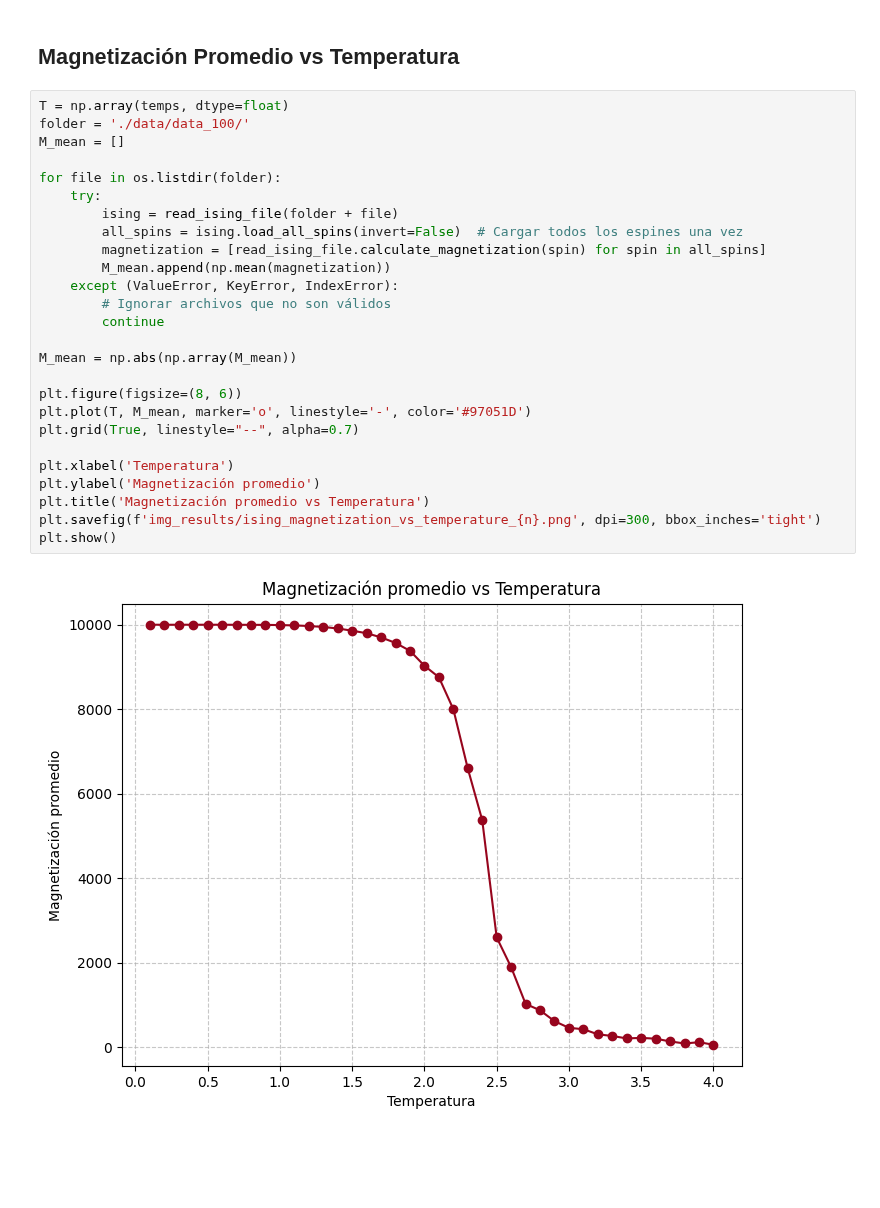
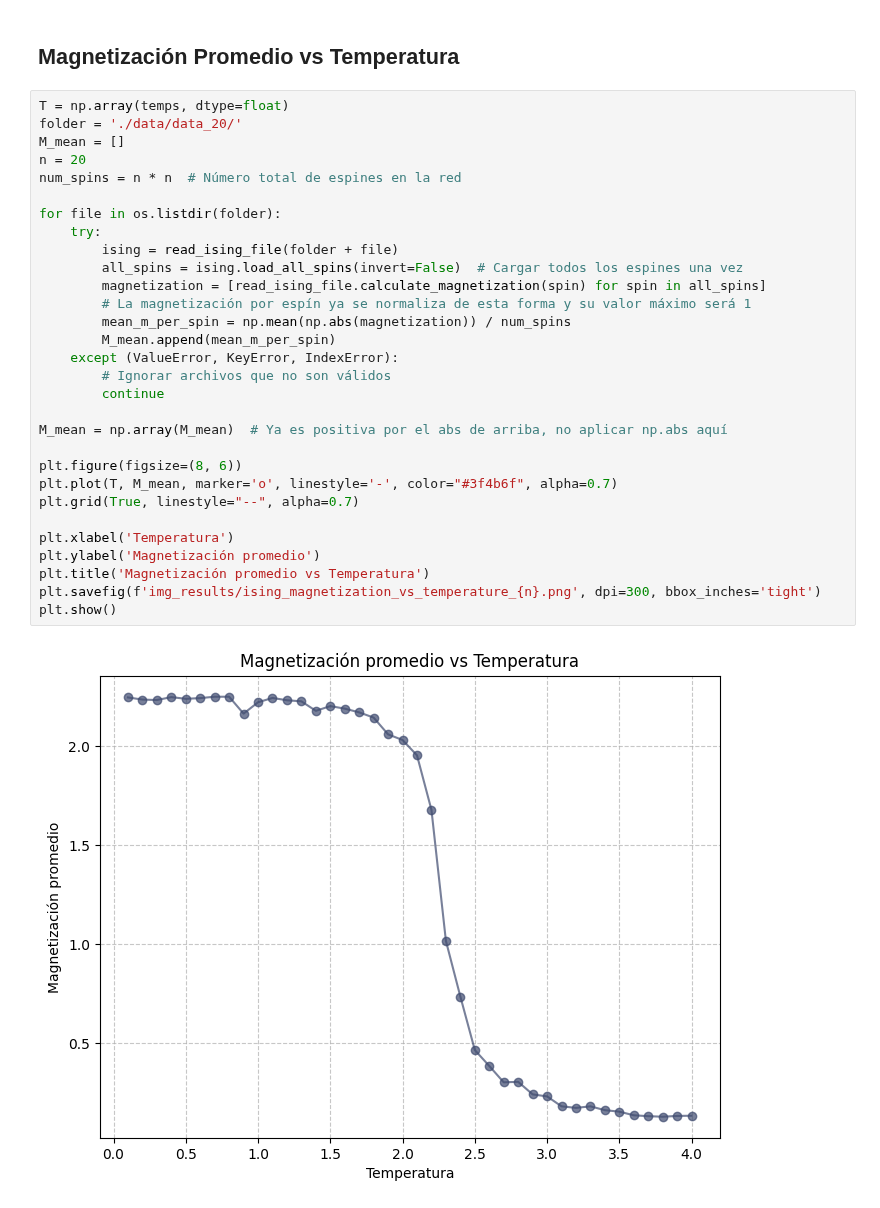
Before and after one commit to JD314/Ising-ML, a Jupyter notebook: Distribuciones.ipynb, the cells around one changed output. Cells and saved outputs as stored; diff of their text form; blank space fills up the shorter version.

```diff
--- a/Distribuciones.ipynb
+++ b/Distribuciones.ipynb
@@ -98,29 +98,33 @@ plt.show()
 ## Magnetización Promedio vs Temperatura
 # %%
 T = np.array(temps, dtype=float)
-folder = './data/data_100/'
+folder = './data/data_20/'
 M_mean = []
+n = 20
+num_spins = n * n  # Número total de espines en la red
 
 for file in os.listdir(folder):
     try:
         ising = read_ising_file(folder + file)
         all_spins = ising.load_all_spins(invert=False)  # Cargar todos los espines una vez
         magnetization = [read_ising_file.calculate_magnetization(spin) for spin in all_spins]
-        M_mean.append(np.mean(magnetization))
+        # La magnetización por espín ya se normaliza de esta forma y su valor máximo será 1
+        mean_m_per_spin = np.mean(np.abs(magnetization)) / num_spins
+        M_mean.append(mean_m_per_spin)
     except (ValueError, KeyError, IndexError):
         # Ignorar archivos que no son válidos
         continue
 
-M_mean = np.abs(np.array(M_mean))
+M_mean = np.array(M_mean)  # Ya es positiva por el abs de arriba, no aplicar np.abs aquí
 
 plt.figure(figsize=(8, 6))
-plt.plot(T, M_mean, marker='o', linestyle='-', color='#97051D')
+plt.plot(T, M_mean, marker='o', linestyle='-', color="#3f4b6f", alpha=0.7)
 plt.grid(True, linestyle="--", alpha=0.7)
 
 plt.xlabel('Temperatura')
 plt.ylabel('Magnetización promedio')
 plt.title('Magnetización promedio vs Temperatura')
 plt.savefig(f'img_results/ising_magnetization_vs_temperature_{n}.png', dpi=300, bbox_inches='tight')
 plt.show()
 # %% [output]
-[figure, old version]
+[figure, new version]
```
Also changed, not shown: parts of 3 cells of this notebook, 11 other files.
